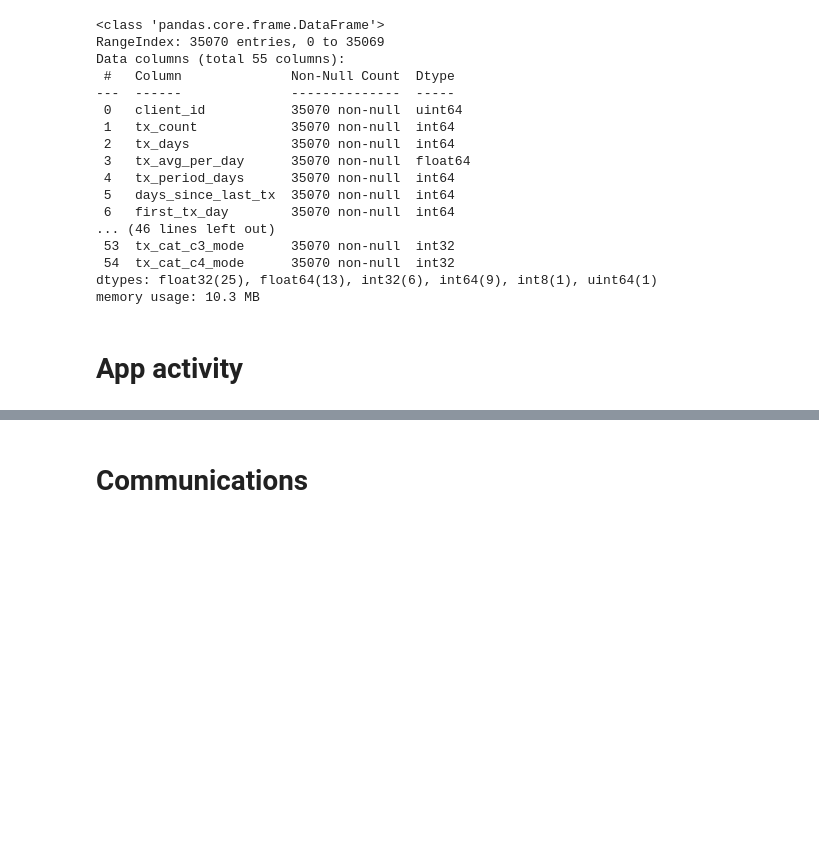
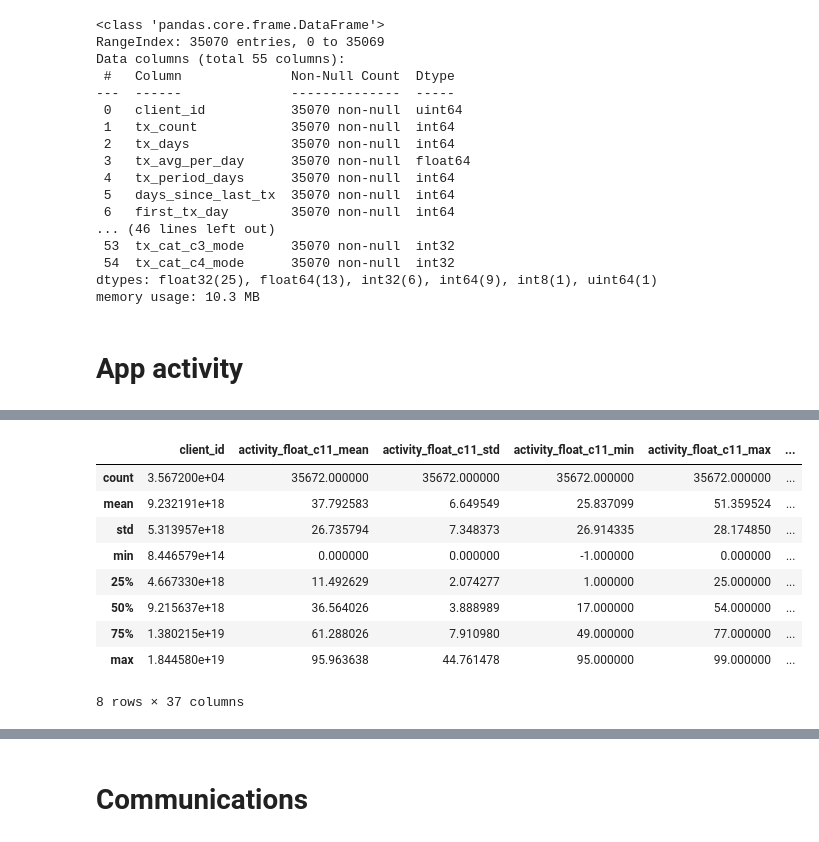
Before and after one commit to danproshyn/ff_internship, a Jupyter notebook: feature_engineering.ipynb, the cells around one changed output, grey strips where cells are left out. Cells and saved outputs as stored; diff of their text form; code cells hidden in the pictures; blank space fills up the shorter version.

```diff
--- a/feature_engineering.ipynb
+++ b/feature_engineering.ipynb
@@ -112,9 +114,11 @@ memory usage: 10.3 MB
 # %%
 from utils import preprocess_app_activity_data, read_app_activity
 
-# activities = read_app_activity('data/samples/APP_ACTIVITY_SAMPLE.csv')
-activities = read_app_activity('data/initial/APP_ACTIVITY.csv')
-activities = preprocess_app_activity_data(activities)
+ACTIVITY_PATH = 'data/initial/APP_ACTIVITY.csv'
+# ACTIVITY_PATH = 'data/samples/APP_ACTIVITY_SAMPLE.csv'
+
+activities = read_app_activity(ACTIVITY_PATH)
+# activities = preprocess_app_activity_data(activities)
 activities.info(show_counts=True)
 # %% [output]
 <class 'pandas.core.frame.DataFrame'>
@@ -173,0 +212,13 @@ activity_agg_nums[std_cols] = activity_agg_nums[std_cols].fillna(0.0)
+# %%
+activity_agg_nums.describe()
+# %% [output]
+|  | client_id | activity_float_c11_mean | activity_float_c11_std | activity_float_c11_min | activity_float_c11_max | ... |
+| count | 3.567200e+04 | 35672.000000 | 35672.000000 | 35672.000000 | 35672.000000 | ... |
+| mean | 9.232191e+18 | 37.792583 | 6.649549 | 25.837099 | 51.359524 | ... |
+| std | 5.313957e+18 | 26.735794 | 7.348373 | 26.914335 | 28.174850 | ... |
+| min | 8.446579e+14 | 0.000000 | 0.000000 | -1.000000 | 0.000000 | ... |
+| 25% | 4.667330e+18 | 11.492629 | 2.074277 | 1.000000 | 25.000000 | ... |
+| 50% | 9.215637e+18 | 36.564026 | 3.888989 | 17.000000 | 54.000000 | ... |
+| 75% | 1.380215e+19 | 61.288026 | 7.910980 | 49.000000 | 77.000000 | ... |
+| max | 1.844580e+19 | 95.963638 | 44.761478 | 95.000000 | 99.000000 | ... |
+8 rows × 37 columns
```
Also changed, not shown: parts of 24 cells of this notebook, 8 other files.
